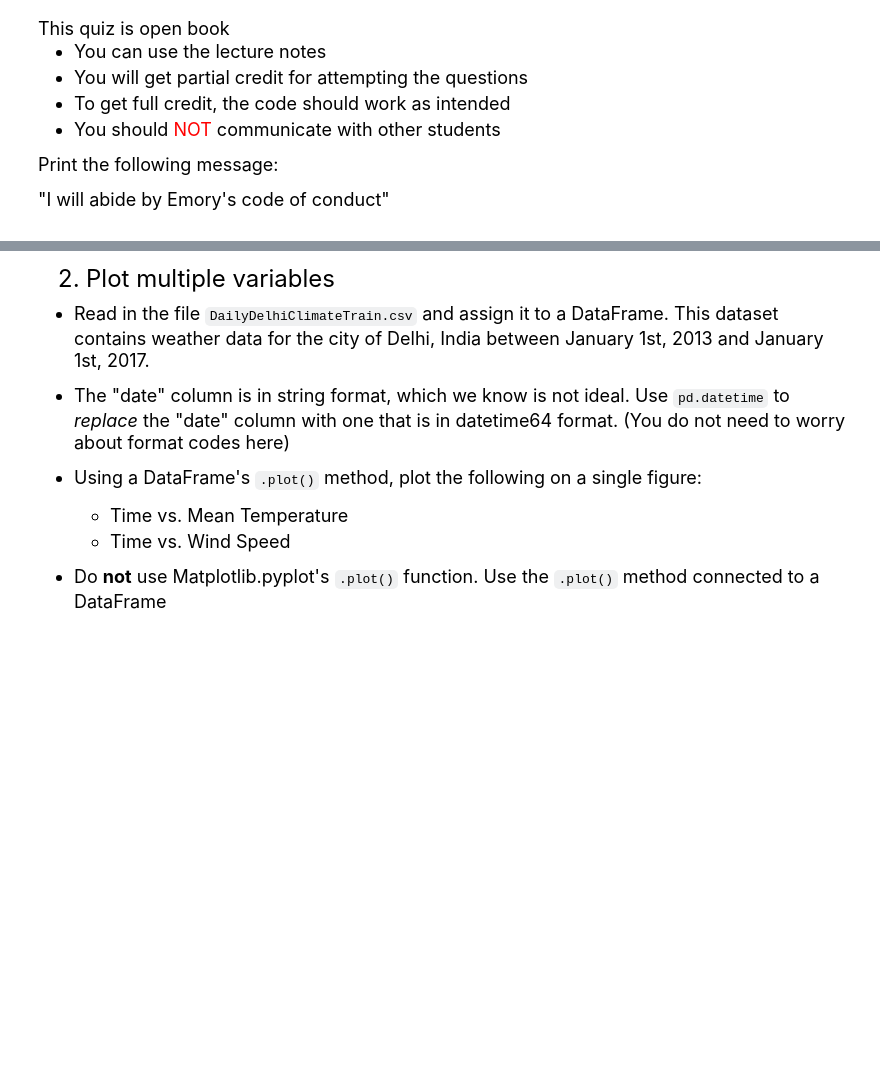
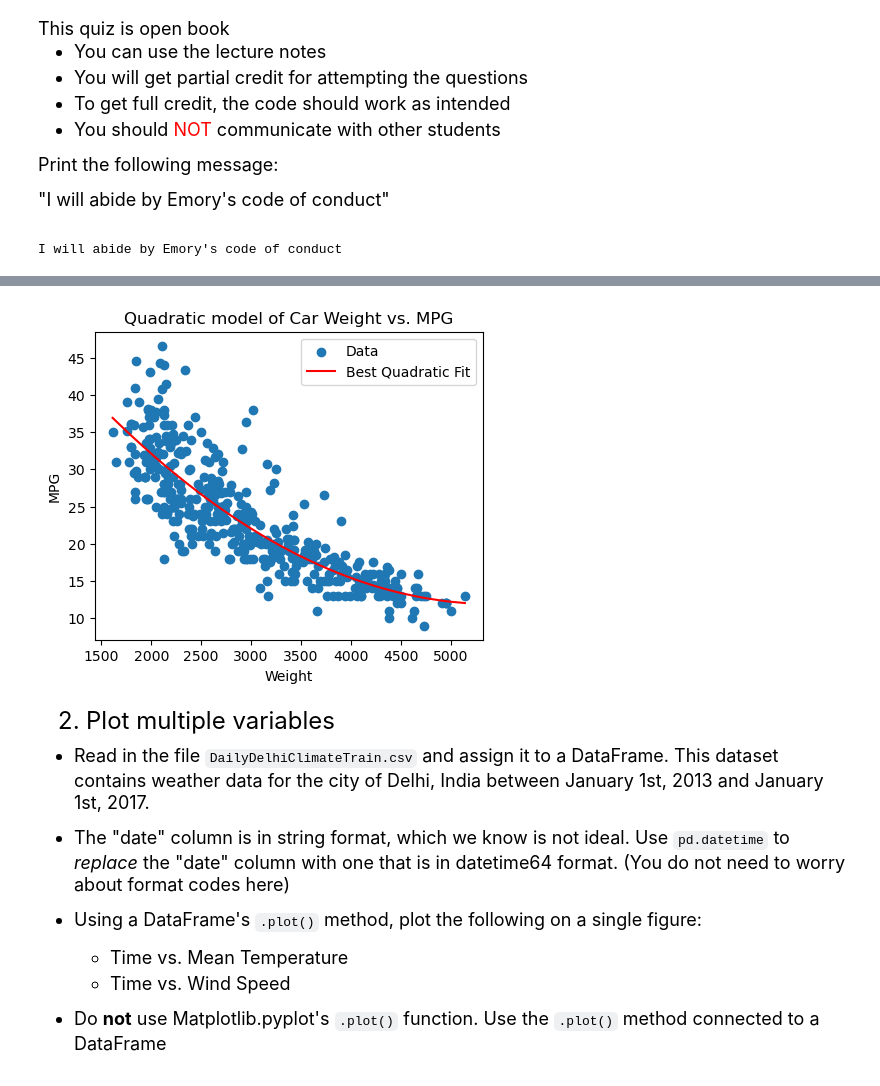
Before and after one commit to savvyscott27/qtm151fall2025, a Jupyter notebook: quiz 4/Quiz4-section1.ipynb, the cells around one changed output, grey strips where cells are left out. Drawn from its saved outputs; the diff is of its cells as text; code cells hidden in the pictures; blank space fills up the shorter version.

```diff
--- a/quiz 4/Quiz4-section1.ipynb
+++ b/quiz 4/Quiz4-section1.ipynb
@@ -18,7 +18,9 @@ Print the following message: <br>
 # %%
 # Write your answer here
 
-print()
+print("I will abide by Emory's code of conduct")
+# %% [output]
+I will abide by Emory's code of conduct
 # %%
 # import necessary libraries
 import pandas as pd
@@ -57,23 +59,29 @@ a, b, c = np.polyfit(x = independent_var, y = dependent_var,
 # %%
 # RUN THE CELL ABOVE FIRST
 
 # Change the code in this cell so that the correct plot is displayed
 
 df_plot = df_cars
 
 x_data = df_plot["weight"]
 
 y_scatter = df_plot["mpg"]
 y_line = a * df_plot["weight"]**2 + b * df_plot["weight"] + c
 
+#make one line of best fit
+x_sorted = x_data.sort_values().reset_index(drop=True)
+y_line_sorted = a * x_sorted**2 + b * x_sorted + c
+
 plt.figure(figsize=(5,4))
 plt.scatter(x_data, y_scatter, label = "Data")
-plt.plot(x_data, y_line, color = "red", label = "Best Quadratic Fit")
+plt.plot(x_sorted, y_line_sorted, color="red", label="Best Quadratic Fit")
 plt.legend()
 plt.xlabel("Weight")
 plt.ylabel("MPG")
 plt.title("Quadratic model of Car Weight vs. MPG")
 plt.show()
+# %% [output]
+[figure, added]
 # %% [markdown]
 <font size = "5">
 
```
Also changed, not shown: parts of 5 cells of this notebook, 1 other file.
